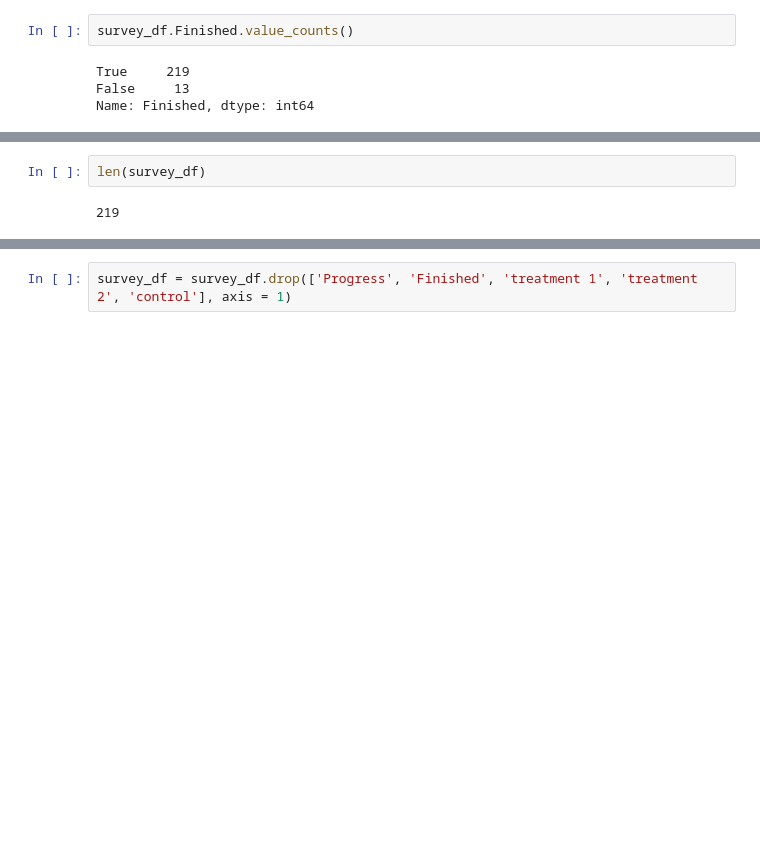
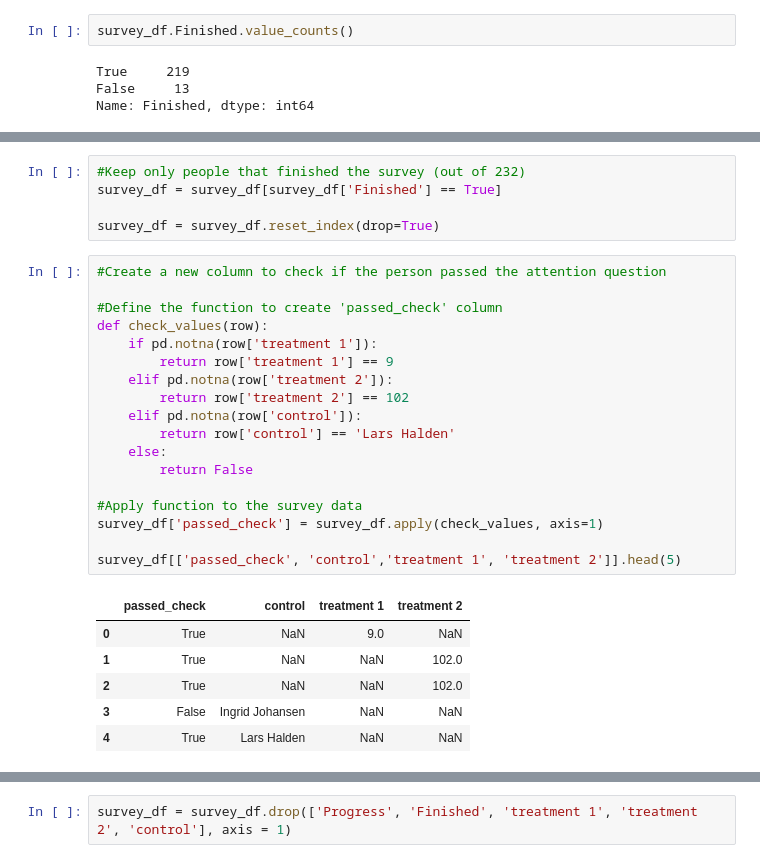
Before and after one commit to ahmedfaridkhan/item-estimation-survey, a Jupyter notebook: BA830_analysis.ipynb, the cells around one changed output, grey strips where cells are left out. Drawn from its saved outputs; the diff is of its cells as text; blank space fills up the shorter version.

```diff
--- a/BA830_analysis.ipynb
+++ b/BA830_analysis.ipynb
@@ -98,5 +42,31 @@ survey_df
-# %%
-len(survey_df)
-# %% [output]
-219
+# %%
+#Keep only people that finished the survey (out of 232)
+survey_df = survey_df[survey_df['Finished'] == True]
+
+survey_df = survey_df.reset_index(drop=True)
+# %%
+#Create a new column to check if the person passed the attention question
+
+#Define the function to create 'passed_check' column
+def check_values(row):
+    if pd.notna(row['treatment 1']):
+        return row['treatment 1'] == 9
+    elif pd.notna(row['treatment 2']):
+        return row['treatment 2'] == 102
+    elif pd.notna(row['control']):
+        return row['control'] == 'Lars Halden'
+    else:
+        return False
+
+#Apply function to the survey data
+survey_df['passed_check'] = survey_df.apply(check_values, axis=1)
+
+survey_df[['passed_check', 'control','treatment 1', 'treatment 2']].head(5)
+# %% [output]
+|  | passed_check | control | treatment 1 | treatment 2 |
+| 0 | True | NaN | 9.0 | NaN |
+| 1 | True | NaN | NaN | 102.0 |
+| 2 | True | NaN | NaN | 102.0 |
+| 3 | False | Ingrid Johansen | NaN | NaN |
+| 4 | True | Lars Halden | NaN | NaN |
 # %%
```
Also changed, not shown: parts of 40 cells of this notebook, 3 other files.
